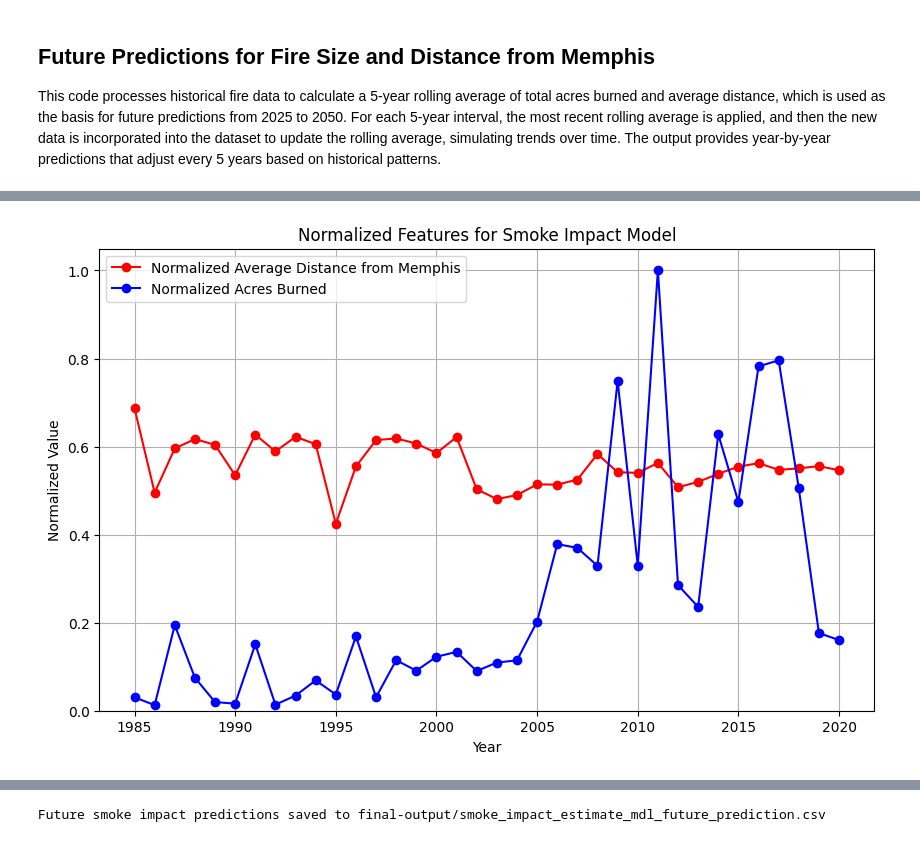
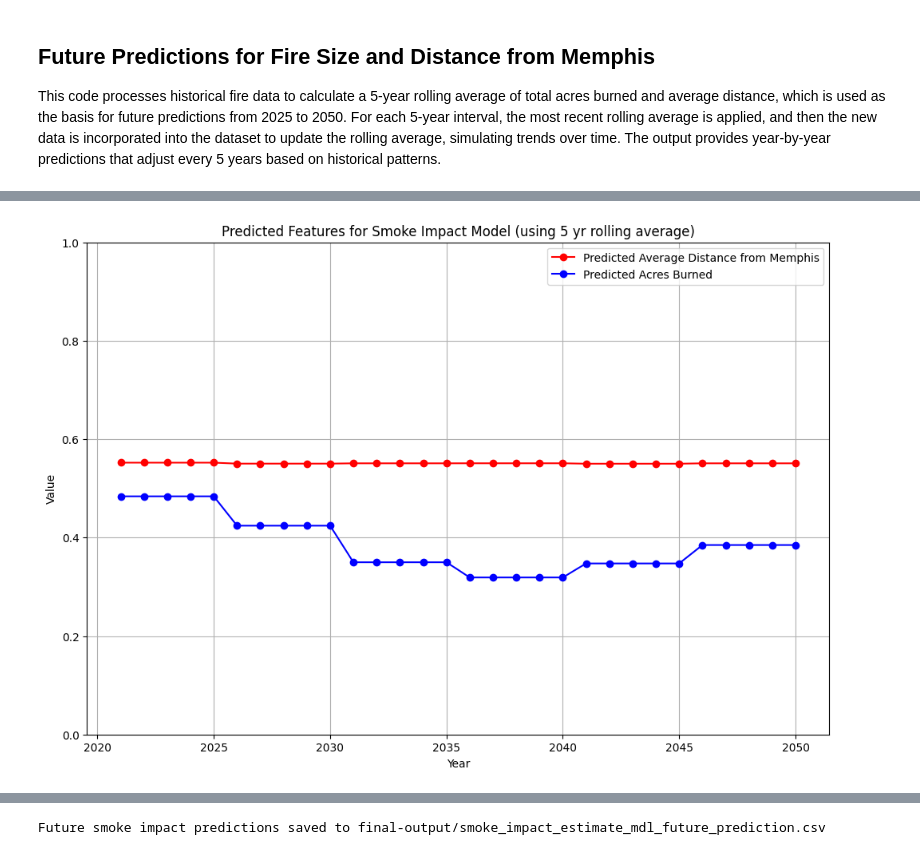
Before and after one commit to debsubdavis/data512-project, a Jupyter notebook: 01_smoke_impact_estimate_model/stage4_model_predictions.ipynb, the cells around one changed output, grey strips where cells are left out. Drawn from its saved outputs; the diff is of its cells as text; code cells hidden in the pictures.

```diff
--- a/01_smoke_impact_estimate_model/stage4_model_predictions.ipynb
+++ b/01_smoke_impact_estimate_model/stage4_model_predictions.ipynb
@@ -117,17 +226,24 @@ See the caveats in the documentation: https://pandas.pydata.org/pandas-docs/stab
 # %%
-# Plot predicted smoke impact
-plt.figure(figsize=(10, 6))
-plt.plot(filtered_yearly_fire_data['fire_year'], filtered_yearly_fire_data['distance_normalized'], label='Normalized Average Distance from Memphis', linestyle='-', marker='o', color='red')
-plt.plot(filtered_yearly_fire_data['fire_year'], filtered_yearly_fire_data['total_acres_burned_normalized'], label='Normalized Acres Burned', linestyle='-', marker='o', color='blue')
+# Create a single plot for all three lines
+plt.figure(figsize=(12, 8))
 
-# Add titles and labels
-plt.title('Normalized Features for Smoke Impact Model')
+# Plot normalized average distance from Memphis
+plt.plot(future_predictions['year'], future_predictions['distance_weighted'],
+         label='Predicted Average Distance from Memphis', linestyle='-', marker='o', color='red')
+
+# Plot normalized total acres burned
+plt.plot(future_predictions['year'], future_predictions['total_acres_burned_weighted'],
+         label='Predicted Acres Burned', linestyle='-', marker='o', color='blue')
+
+# Add titles, labels, and grid
+plt.title('Predicted Features for Smoke Impact Model (using 5 yr rolling average)')
 plt.xlabel('Year')
-plt.ylabel('Normalized Value')
-plt.ylim(0, None)  # Set y-axis to start at 0
+plt.ylabel('Value')
+plt.ylim(0, 1)  # Set y-axis to start at 0
 plt.grid(True)
 plt.legend()
+
 # Display the plot
 plt.show()
 # %% [output]
-[figure, old version]
+[figure, new version]
```
Also changed, not shown: parts of 30 cells of this notebook, 3 other files.
